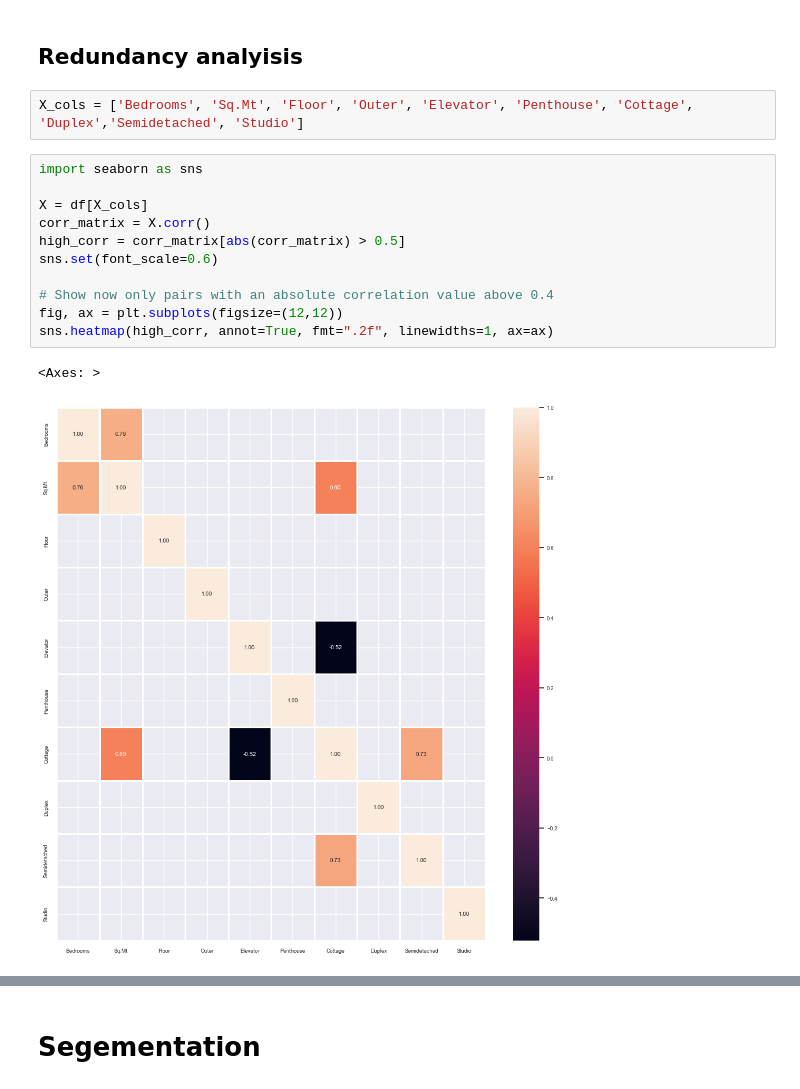
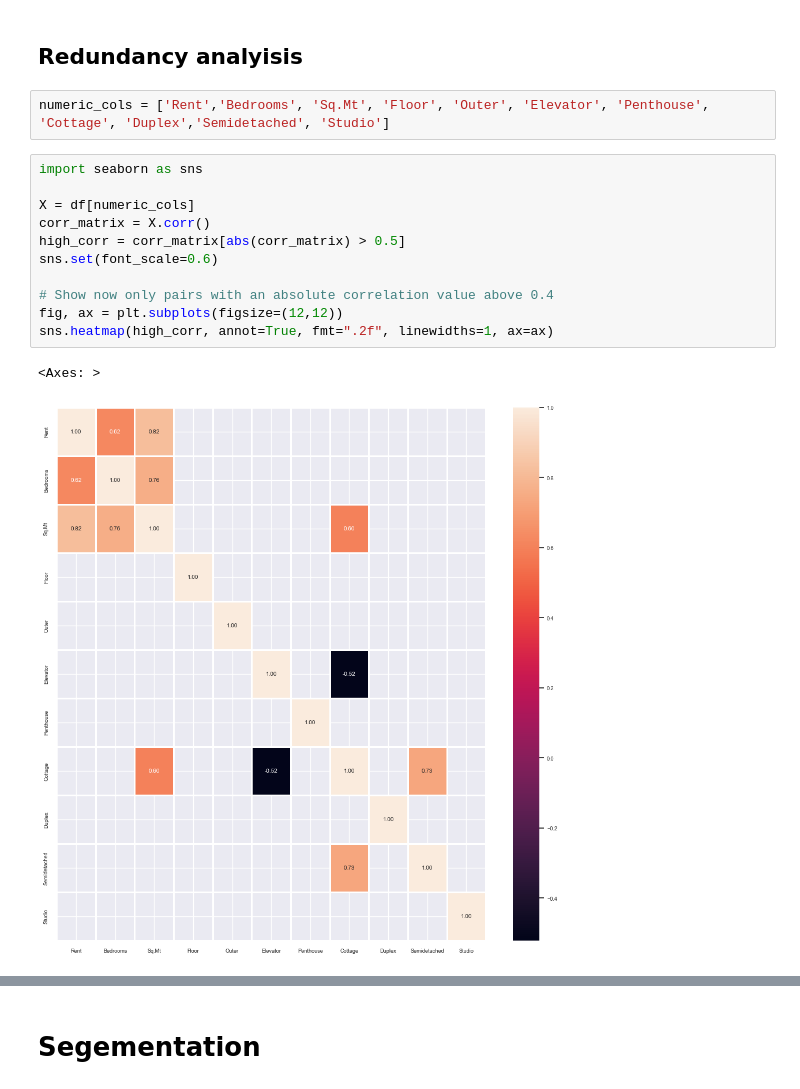
Before and after one commit to JJR9903/IE-MBDS-ML-1-group-project, a Jupyter notebook: notebooks/Group project.ipynb, the cells around one changed output, grey strips where cells are left out. Saved outputs shown, nothing was run; the diff lists cells and outputs as text.

```diff
--- a/notebooks/Group project.ipynb
+++ b/notebooks/Group project.ipynb
@@ -482,21 +484,21 @@ df.loc[(df['Sq.Mt']>=1000)&(df['Cottage']==0)]
 
 ## Redundancy analyisis
 # %%
-X_cols = ['Bedrooms', 'Sq.Mt', 'Floor', 'Outer', 'Elevator', 'Penthouse', 'Cottage', 'Duplex','Semidetached', 'Studio']
+numeric_cols = ['Rent','Bedrooms', 'Sq.Mt', 'Floor', 'Outer', 'Elevator', 'Penthouse', 'Cottage', 'Duplex','Semidetached', 'Studio']
 # %%
 import seaborn as sns
 
-X = df[X_cols]
+X = df[numeric_cols]
 corr_matrix = X.corr()
 high_corr = corr_matrix[abs(corr_matrix) > 0.5]
 sns.set(font_scale=0.6)
 
 # Show now only pairs with an absolute correlation value above 0.4
 fig, ax = plt.subplots(figsize=(12,12))
 sns.heatmap(high_corr, annot=True, fmt=".2f", linewidths=1, ax=ax)
 # %% [output]
 <Axes: >
-[figure, old version]
+[figure, new version]
 # %%
 from sklearn.preprocessing import OneHotEncoder
 
```
Also changed, not shown: parts of 15 cells of this notebook, 1 other file.
